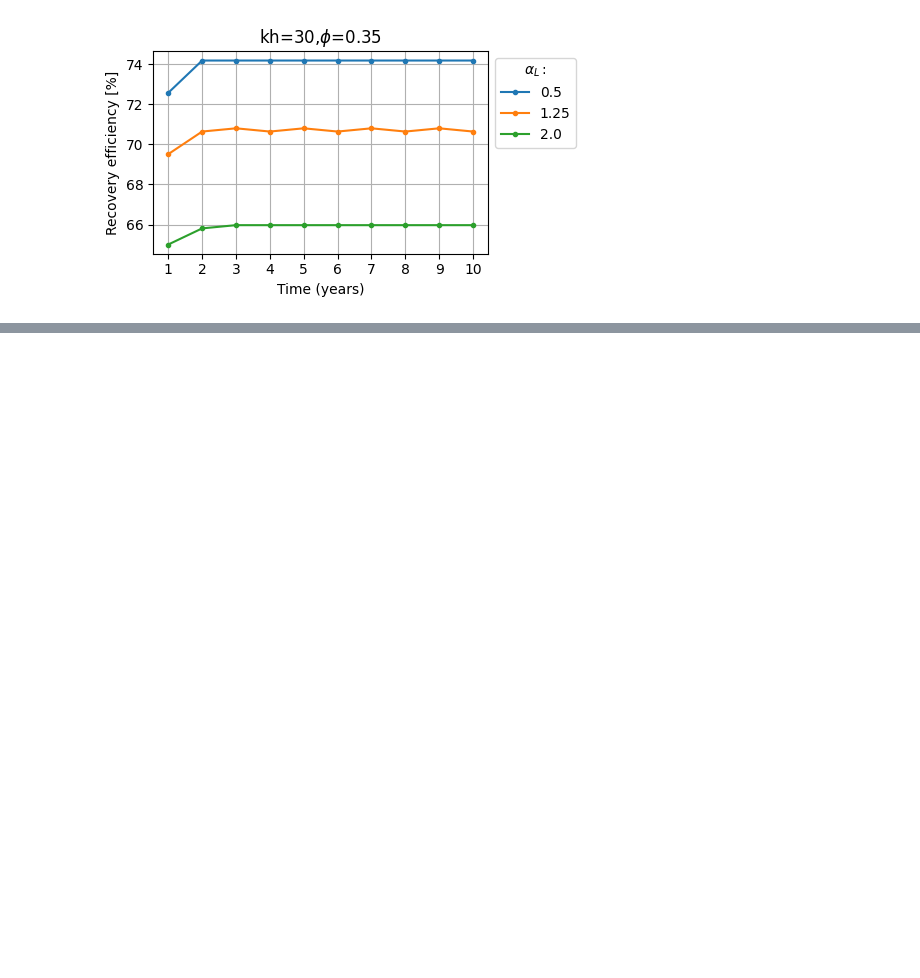
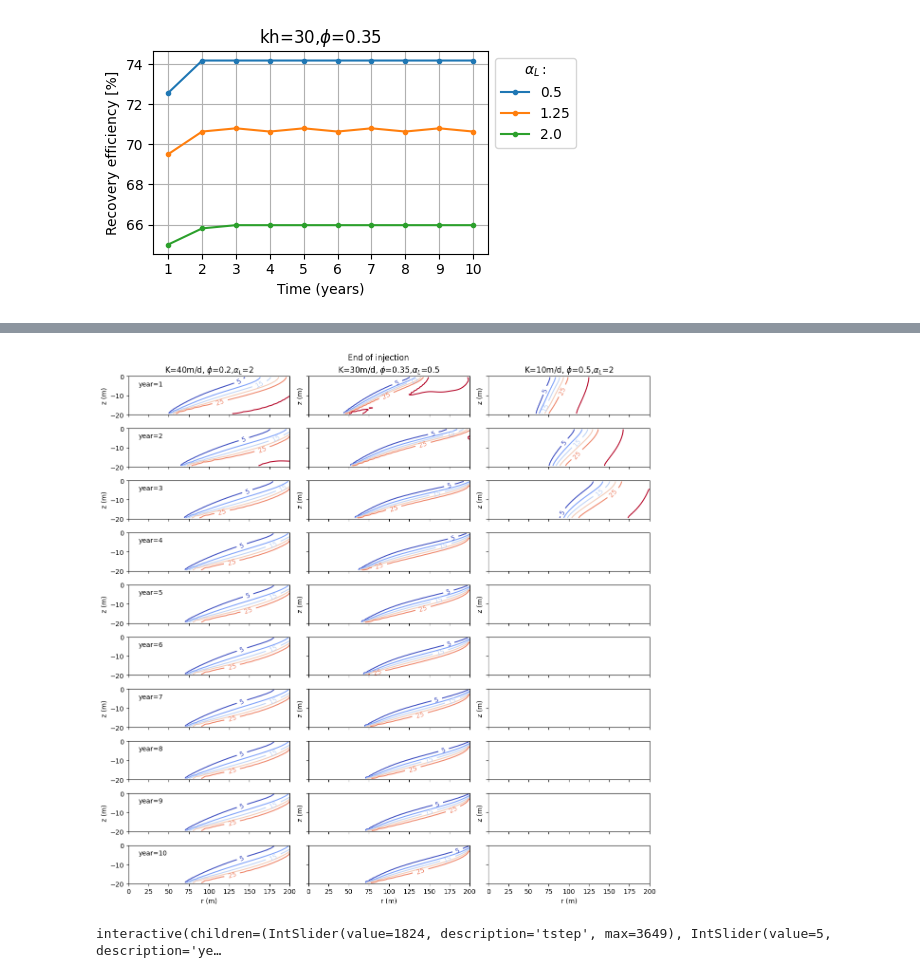
Before and after one commit to Daafip/design-ASR-CEGM2006, a Jupyter notebook: Model/4. Vary_params_plotting.ipynb, the cells around one changed output, grey strips where cells are left out. Cells and saved outputs as stored; diff of their text form; code cells hidden in the pictures; blank space fills up the shorter version.

```diff
--- a/Model/4. Vary_params_plotting.ipynb
+++ b/Model/4. Vary_params_plotting.ipynb
@@ -126,0 +199,5 @@ plt.savefig(fname,bbox_inches="tight")
+# %%
+for k, npor, alphaL in params:
+    fname_in = fr'output/store_concentrations_k-{k}_npor-{npor}_alphaL-{alphaL}-nlay-{nlay}_*.nc'
+    files = glob.glob(fname_in)[-1]
+    ds_lst.append(xr.open_dataarray(files))
@@ -126,0 +212,51 @@ plt.savefig(fname,bbox_inches="tight")
+# %%
+time = "2024-01-31 13_04"
+r = np.loadtxt(fr'output/model_radius_{time}.txt')
+zc = np.loadtxt(fr'output/model_z_{time}.txt')
+# %%
+tstep = 3030
+title = f'End of injection'
+
+# tstep = 1000
+# title = f'End of extraction'
+
+
+
+n_years = 10
+years = np.arange(0, n_years, 1)
+fig, ax = plt.subplots(n_years, len(ds_lst),figsize=(12,12),sharex=True,sharey=True)
+plt.suptitle(title)
+for ds_index, ds in enumerate(ds_lst):
+    for year in years:
+        axs = ax[year, ds_index]
+        axs.set_xlim((0, 200))
+        axs.set_ylim((-20, 0))
+        data = ds.isel(year=year,tstep=tstep)
+        cls = axs.contour(r, zc, data, np.arange(5, 35, 5), cmap='coolwarm')
+        axs.clabel(cls, cls.levels[::2], inline=True, fontsize=10)
+        if year == 9: axs.set_xlabel("r (m)")
+        if year % 2 == 0:  axs.set_ylabel("z (m)")
+        if year == 0:
+            k,npor, alphaL = params[ds_index][0],params[ds_index][1],params[ds_index][2]
+            axs.set_title(fr'K={k}m/d, $\phi$={npor},$\alpha_L$={alphaL}')
+        if ds_index == 0:
+            axs.annotate(f'year={year+1}',(12.5,-5))
+plt.tight_layout()
+# plt.savefig(fr'figures/overview_flows_at_{title.replace(' ',"_")}')
+# %% [output]
+[figure, added]
+# %%
+from ipywidgets import interact
+import warnings
+warnings.simplefilter("ignore")
+def contour(tstep,year,ds_index):
+    ds_in = ds_lst[ds_index]
+    data = ds_in.isel(year=year-1,tstep=tstep)
+    plt.subplot(111, xlim=(0, 200), ylim=(-20, 0), xlabel='r (m)', ylabel='z (m)')
+    cls = plt.contour(r, zc, data, np.arange(5, 35, 5), cmap='coolwarm')
+    plt.clabel(cls, cls.levels[::2], inline=True, fontsize=10)
+nstepin = 3030
+nstepout = 3650-3030
+interact(contour, tstep=(0, nstepin + nstepout - 1, 1),year=(1,n_years,1), ds_index=np.arange(len(ds_lst)));
+# %% [output]
+interactive(children=(IntSlider(value=1824, description='tstep', max=3649), IntSlider(value=5, description='ye…
```
Also changed, not shown: parts of 14 cells of this notebook, 18 other files.
